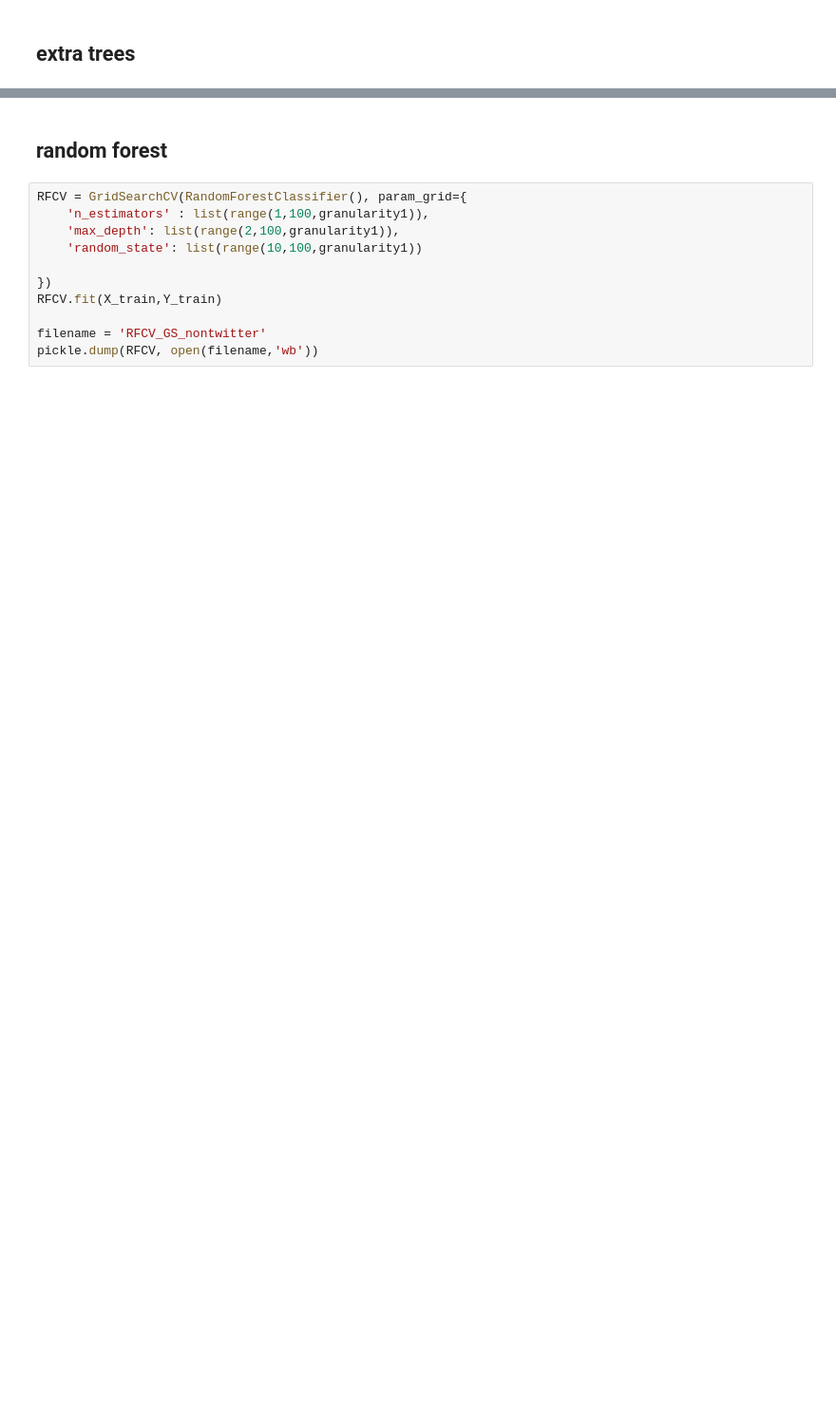
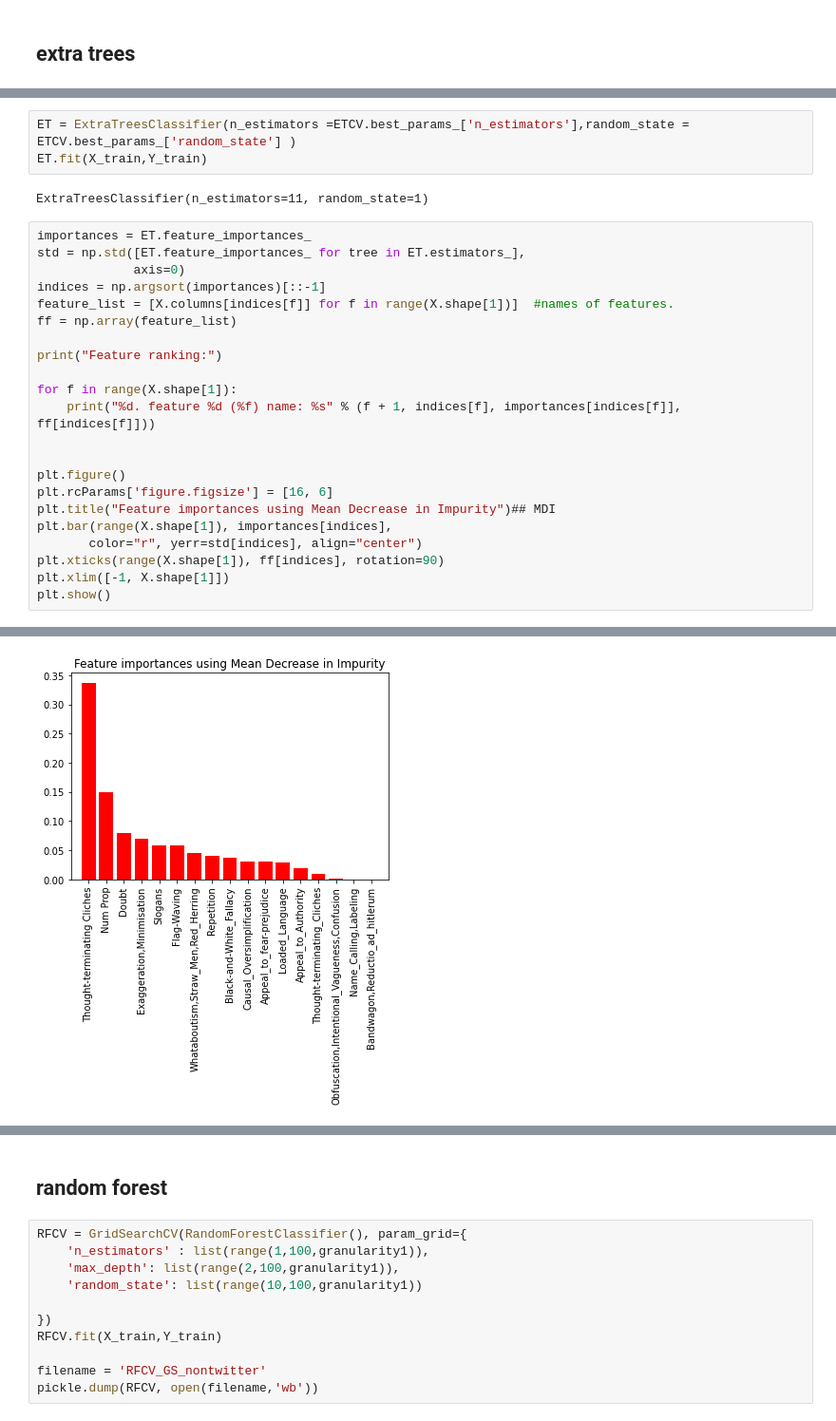
Before and after one commit to ttourneux/propaganda-classification, a Jupyter notebook: non Twitter analysis.ipynb, the cells around one changed output, grey strips where cells are left out. Shown: that part at 95% size. Cells and saved outputs as stored; diff of their text form; blank space fills up the shorter version.

```diff
--- a/non Twitter analysis.ipynb
+++ b/non Twitter analysis.ipynb
@@ -285,0 +291,28 @@ plt.show()
+# %%
+ET = ExtraTreesClassifier(n_estimators =ETCV.best_params_['n_estimators'],random_state = ETCV.best_params_['random_state'] )
+ET.fit(X_train,Y_train)
+# %% [output]
+ExtraTreesClassifier(n_estimators=11, random_state=1)
+# %%
+importances = ET.feature_importances_
+std = np.std([ET.feature_importances_ for tree in ET.estimators_],
+             axis=0)
+indices = np.argsort(importances)[::-1]
+feature_list = [X.columns[indices[f]] for f in range(X.shape[1])]  #names of features.
+ff = np.array(feature_list)
+
+print("Feature ranking:")
+
+for f in range(X.shape[1]):
+    print("%d. feature %d (%f) name: %s" % (f + 1, indices[f], importances[indices[f]], ff[indices[f]]))
+
+
+plt.figure()
+plt.rcParams['figure.figsize'] = [16, 6]
+plt.title("Feature importances using Mean Decrease in Impurity")## MDI
+plt.bar(range(X.shape[1]), importances[indices],
+       color="r", yerr=std[indices], align="center")
+plt.xticks(range(X.shape[1]), ff[indices], rotation=90)
+plt.xlim([-1, X.shape[1]])
+plt.show()
+# %% [output]
@@ -285,0 +337 @@ plt.show()
+[figure, added]
```
Also changed, not shown: parts of 15 cells of this notebook, 9 other files.
